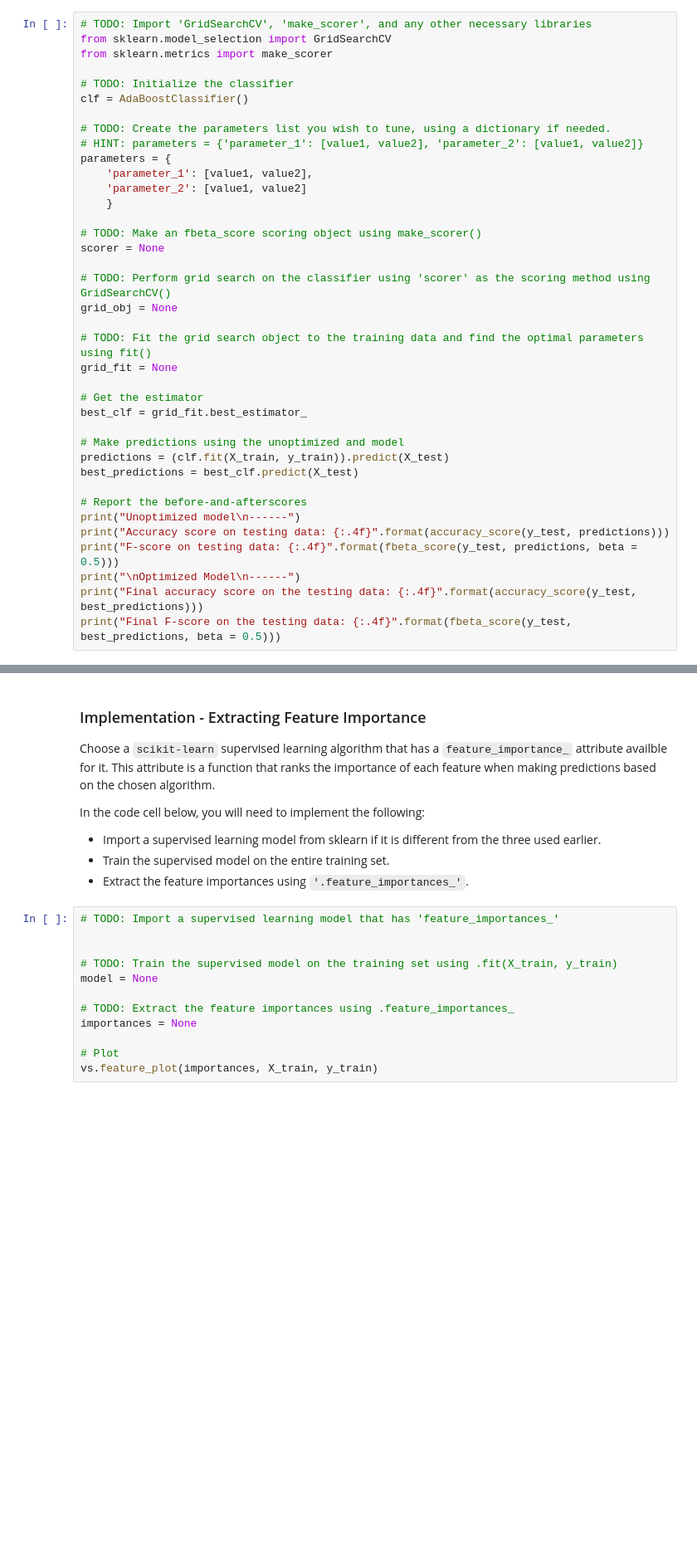
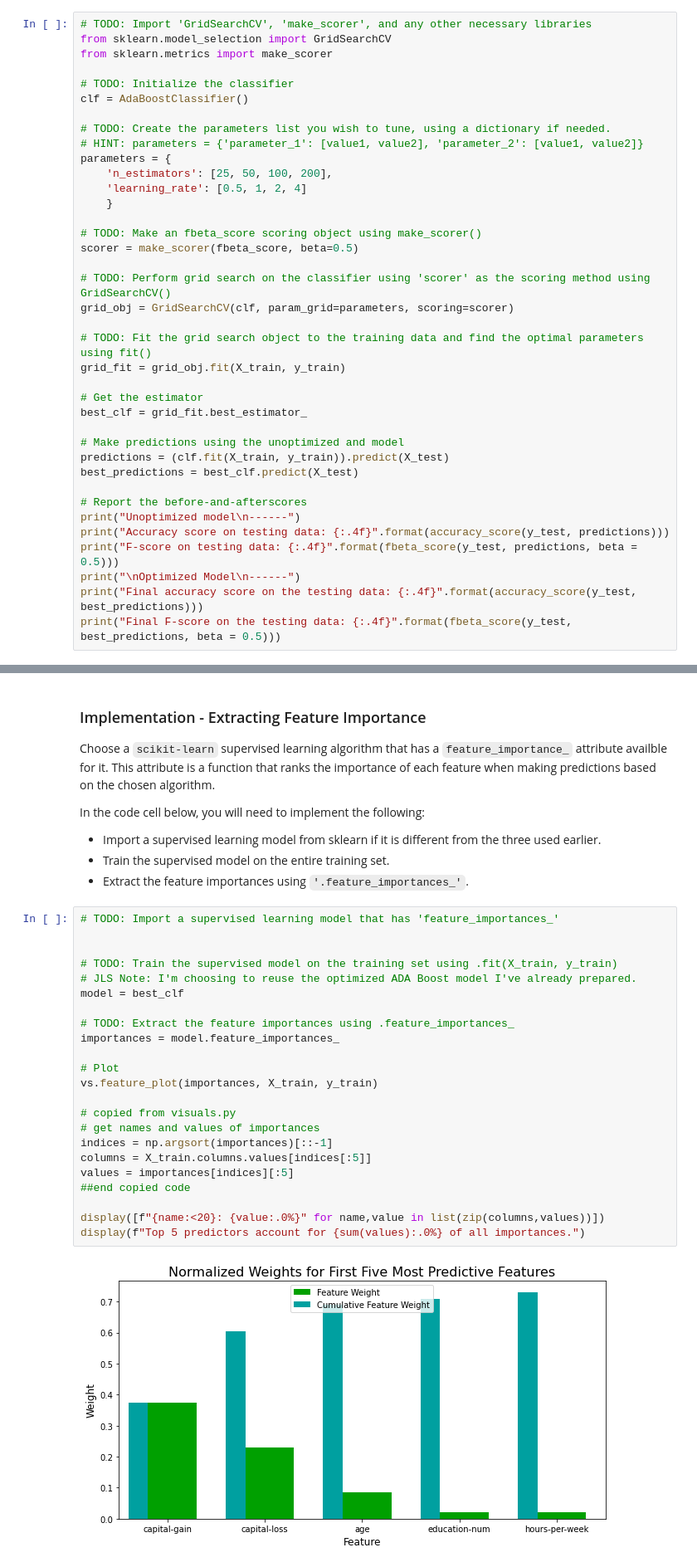
Before and after one commit to jsecrest/DSND_Term1, a Jupyter notebook: finding_donors/finding_donors.ipynb, the cells around one changed output, grey strips where cells are left out. Shown: that part at 83% size. Saved outputs shown, nothing was run; the diff lists cells and outputs as text; blank space fills up the shorter version.

```diff
--- a/finding_donors/finding_donors.ipynb
+++ b/finding_donors/finding_donors.ipynb
@@ -578,18 +633,18 @@ clf = AdaBoostClassifier()
 # TODO: Create the parameters list you wish to tune, using a dictionary if needed.
 # HINT: parameters = {'parameter_1': [value1, value2], 'parameter_2': [value1, value2]}
 parameters = {
-    'parameter_1': [value1, value2],
-    'parameter_2': [value1, value2]
+    'n_estimators': [25, 50, 100, 200],
+    'learning_rate': [0.5, 1, 2, 4]
     }
 
 # TODO: Make an fbeta_score scoring object using make_scorer()
-scorer = None
+scorer = make_scorer(fbeta_score, beta=0.5)
 
 # TODO: Perform grid search on the classifier using 'scorer' as the scoring method using GridSearchCV()
-grid_obj = None
+grid_obj = GridSearchCV(clf, param_grid=parameters, scoring=scorer)
 
 # TODO: Fit the grid search object to the training data and find the optimal parameters using fit()
-grid_fit = None
+grid_fit = grid_obj.fit(X_train, y_train)
 
 # Get the estimator
 best_clf = grid_fit.best_estimator_
@@ -645,12 +738,25 @@ In the code cell below, you will need to implement the following:
 # %%
 # TODO: Import a supervised learning model that has 'feature_importances_'
 
 
 # TODO: Train the supervised model on the training set using .fit(X_train, y_train)
-model = None
+# JLS Note: I'm choosing to reuse the optimized ADA Boost model I've already prepared.
+model = best_clf
 
 # TODO: Extract the feature importances using .feature_importances_
-importances = None
+importances = model.feature_importances_
 
 # Plot
 vs.feature_plot(importances, X_train, y_train)
+
+# copied from visuals.py
+# get names and values of importances
+indices = np.argsort(importances)[::-1]
+columns = X_train.columns.values[indices[:5]]
+values = importances[indices][:5]
+##end copied code
+
+display([f"{name:<20}: {value:.0%}" for name,value in list(zip(columns,values))])
+display(f"Top 5 predictors account for {sum(values):.0%} of all importances.")
+# %% [output]
+[figure, added]
```
Also changed, not shown: parts of 17 cells of this notebook, 1 other file.
